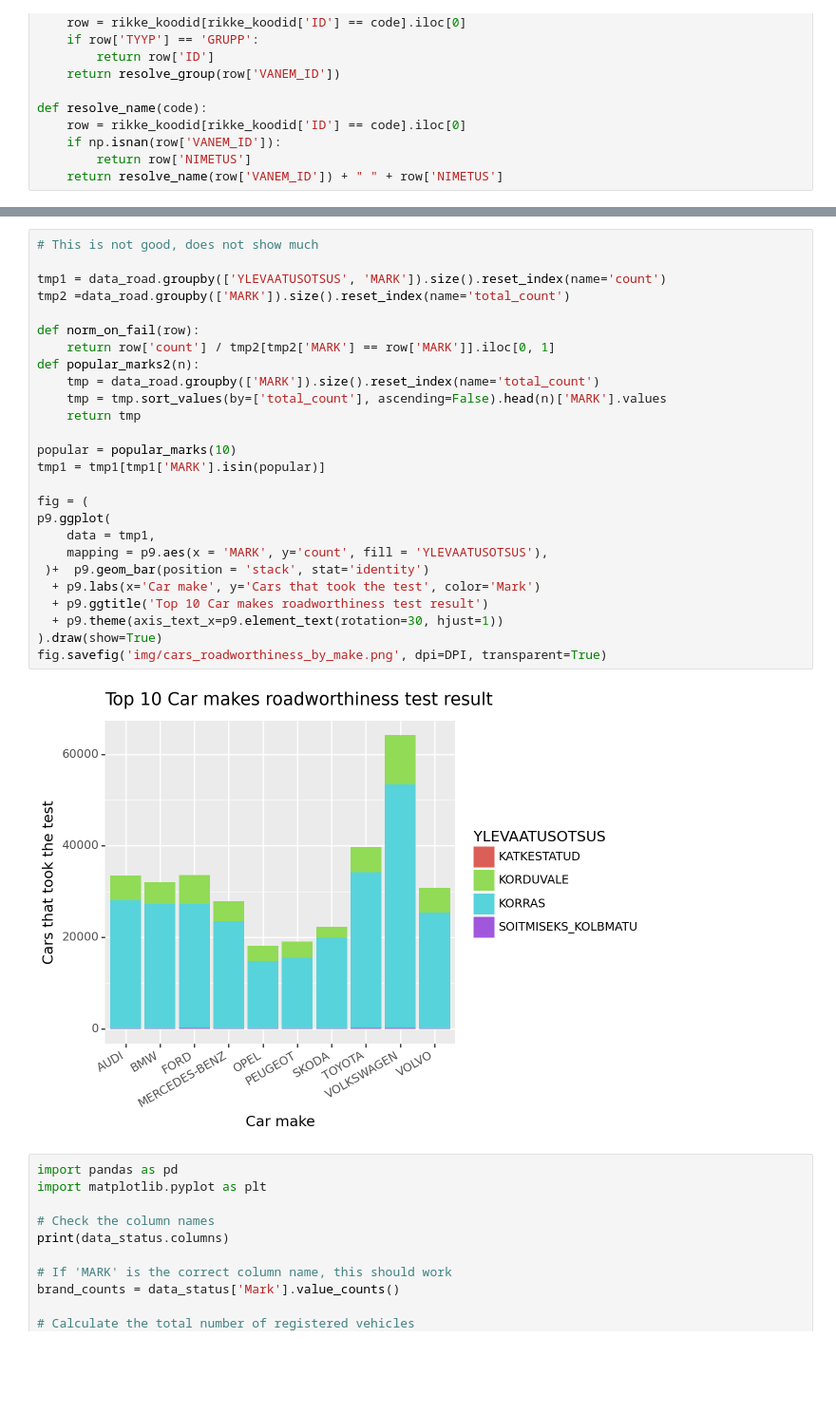
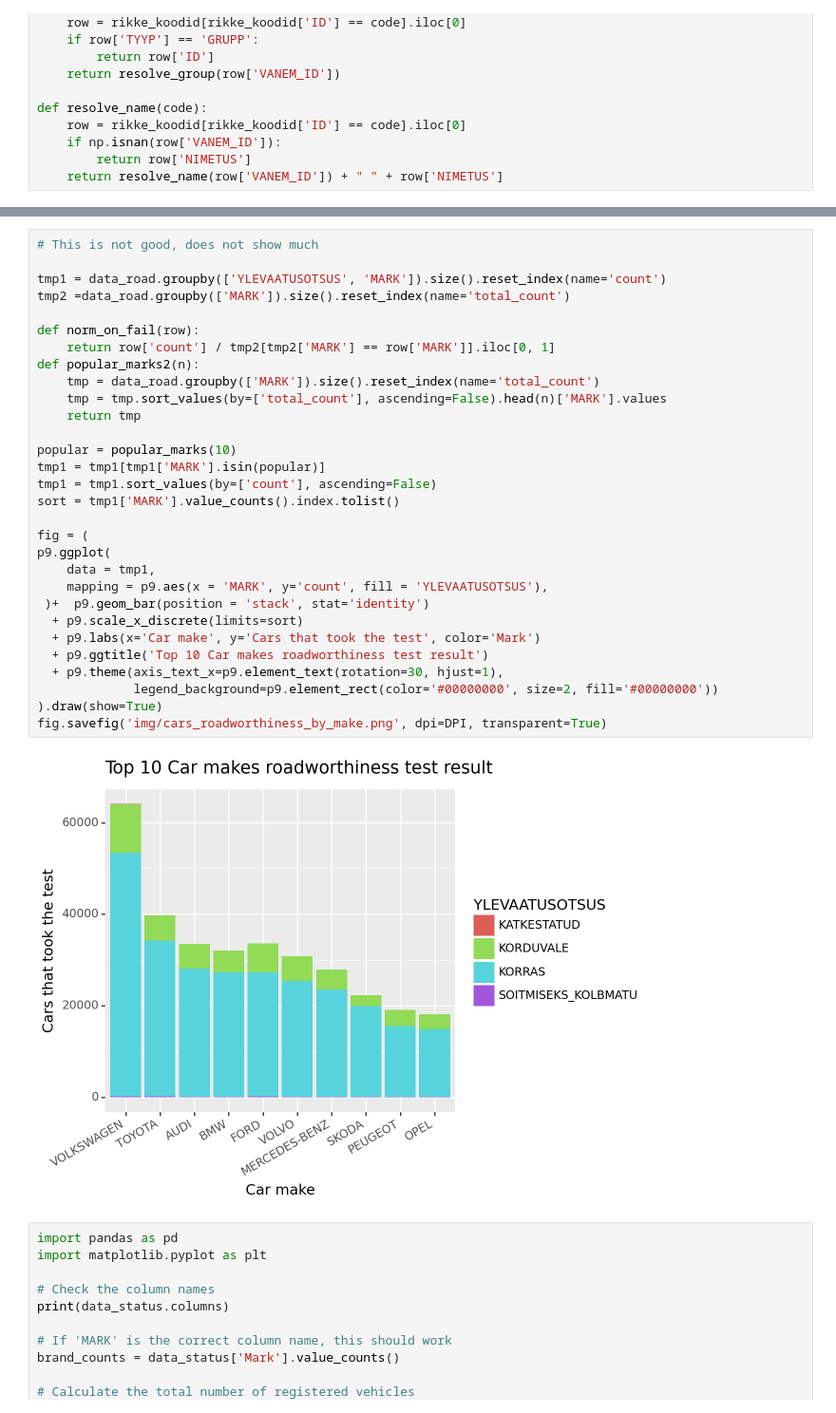
Before and after one commit to GregorSomething/IDS-Vehicle-Analysis, a Jupyter notebook: data_thing.ipynb, the cells around one changed output, grey strips where cells are left out. Shown at 95% size. Saved outputs shown, nothing was run; the diff lists cells and outputs as text; blank space fills up the shorter version.

```diff
--- a/data_thing.ipynb
+++ b/data_thing.ipynb
@@ -313,31 +325,35 @@ for i in top_eov_codes:
 # %%
 # This is not good, does not show much
 
 tmp1 = data_road.groupby(['YLEVAATUSOTSUS', 'MARK']).size().reset_index(name='count')
 tmp2 =data_road.groupby(['MARK']).size().reset_index(name='total_count')
 
 def norm_on_fail(row):
     return row['count'] / tmp2[tmp2['MARK'] == row['MARK']].iloc[0, 1]
 def popular_marks2(n):
     tmp = data_road.groupby(['MARK']).size().reset_index(name='total_count')
     tmp = tmp.sort_values(by=['total_count'], ascending=False).head(n)['MARK'].values
     return tmp
 
 popular = popular_marks(10)
 tmp1 = tmp1[tmp1['MARK'].isin(popular)]
+tmp1 = tmp1.sort_values(by=['count'], ascending=False)
+sort = tmp1['MARK'].value_counts().index.tolist()
 
 fig = (
 p9.ggplot(
     data = tmp1,
     mapping = p9.aes(x = 'MARK', y='count', fill = 'YLEVAATUSOTSUS'),
  )+  p9.geom_bar(position = 'stack', stat='identity')
+  + p9.scale_x_discrete(limits=sort)
   + p9.labs(x='Car make', y='Cars that took the test', color='Mark')
   + p9.ggtitle('Top 10 Car makes roadworthiness test result')
-  + p9.theme(axis_text_x=p9.element_text(rotation=30, hjust=1))
+  + p9.theme(axis_text_x=p9.element_text(rotation=30, hjust=1),
+             legend_background=p9.element_rect(color='#00000000', size=2, fill='#00000000'))
 ).draw(show=True)
 fig.savefig('img/cars_roadworthiness_by_make.png', dpi=DPI, transparent=True)
 # %% [output]
-[figure, old version]
+[figure, new version]
 # %%
 import pandas as pd
 import matplotlib.pyplot as plt
```
Also changed, not shown: parts of 4 cells of this notebook, 5 other files.
